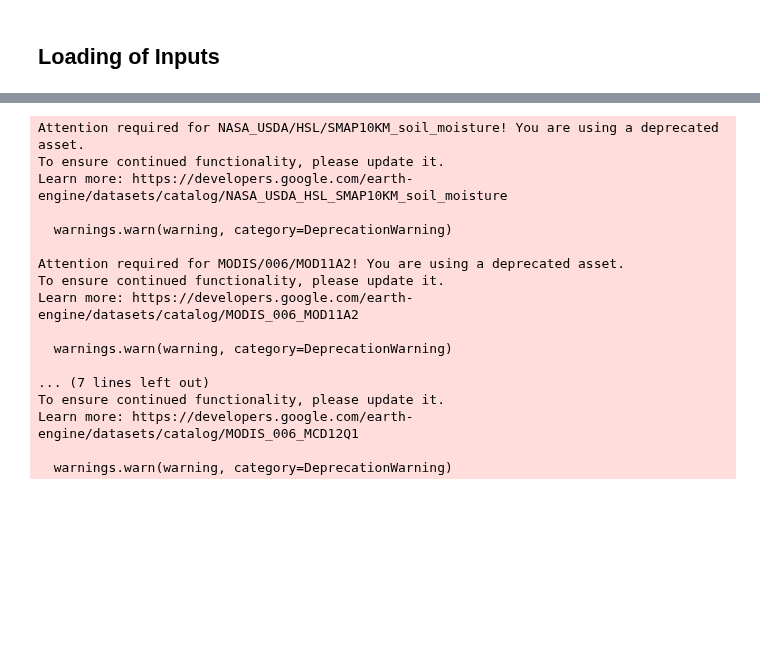
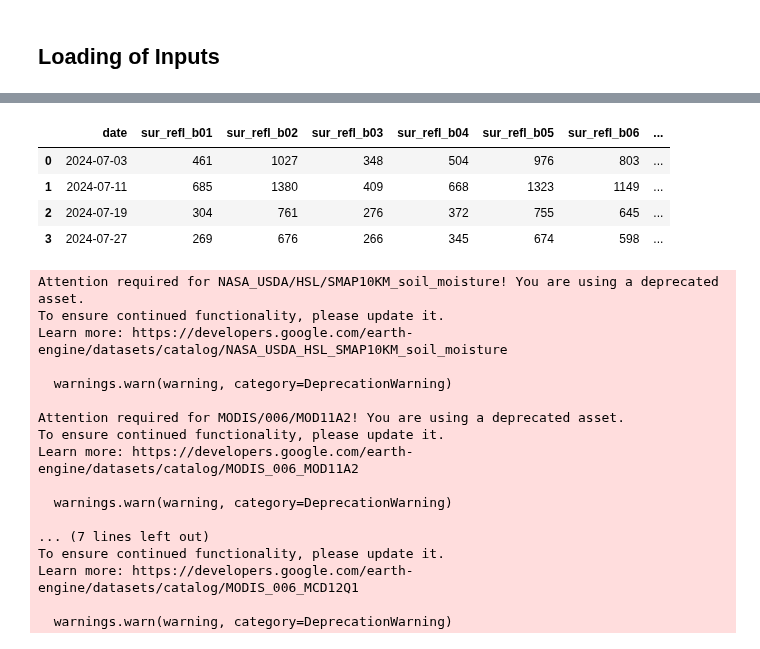
Before and after one commit to top-data/Soil_moisture, a Jupyter notebook: SM_inputs4model_updated_satellites.ipynb, the cells around one changed output, grey strips where cells are left out. Drawn from its saved outputs; the diff is of its cells as text; code cells hidden in the pictures; blank space fills up the shorter version.

Commit message:
image to df conversion added.

```diff
--- a/SM_inputs4model_updated_satellites.ipynb
+++ b/SM_inputs4model_updated_satellites.ipynb
@@ -7,6 +7,10 @@ ee.Authenticate()
 ee.Initialize(project='ee-mhdsaki')
 # %%
 import pandas as pd
+import matplotlib.pyplot as plt
+import numpy as np
+import folium
+import geemap
 
 def image_to_df(sat_product, bands, gps, dates):
     """
@@ -31,7 +35,7 @@ def image_to_df(sat_product, bands, gps, dates):
     # Define a single geometry
     single_geometry = ee.Geometry.Point(gps)
 
-    # Function to extract the date and mean values of 'ssm' and 'susm'
+    # Function to extract the date and mean values of bands
     def image_to_dict(image):
         # Get the date of the image
         date = ee.Date(image.get('system:time_start')).format('YYYY-MM-dd')
@@ -42,31 +46,23 @@ def image_to_df(sat_product, bands, gps, dates):
             scale=10000,
             maxPixels=1e9
         )
-        return ee.Feature(None, {
-            'date': date,
-            bands[0]: stats.get(bands[0]),
-            bands[1]: stats.get(bands[1])
-        })
+        # Create a dictionary to store the data
+        data = {'date': date}
+        # Iterate over the bands and add their values to the dictionary
+        for band in bands:
+            data[band] = stats.get(band)
+        return ee.Feature(None, data)
 
     # Map the function over the ImageCollection
     data_features = image.map(image_to_dict)
 
     # Convert the ImageCollection to a FeatureCollection, then to a list of dictionaries
-    smap_dicts = data_features.getInfo()['features']
+    features_dicts = data_features.getInfo()['features']
 
     # Convert to pandas DataFrame
     data_dict = [{'date': f['properties']['date'],
-                  bands[0]: f['properties'][bands[0]],
-                  bands[1]: f['properties'][bands[1]]} for f in smap_dicts]
+                  **{band: f['properties'][band] for band in bands}} for f in features_dicts]
 
     df = pd.DataFrame(data_dict)
 
     return df
-
-# Example usage
-sat_product = 'NASA/SMAP/SPL4SMGP/007'
-bands = ['sm_surface', 'sm_rootzone']
-gps = [149.2659, -30.0996]
-dates = ['2024-07-01', '2024-08-14']
-smap_df = image_to_df(sat_product, bands, gps, dates)
-smap_df.tail()
@@ -471,3 +489,17 @@ saveAllJoin = ee.Join.saveAll(matchesKey='lst',
+# %%
+# Modis surf_refl
+sat_product = 'MODIS/061/MOD09A1'
+bands = ['sur_refl_b01', 'sur_refl_b02', 'sur_refl_b03','sur_refl_b04', 'sur_refl_b05', 'sur_refl_b06', 'sur_refl_b07']
+gps = [151.1992, -33.8837]
+dates = ['2024-07-01', '2024-08-14']
+modis09_df = image_to_df(sat_product, bands, gps, dates)
+modis09_df.tail()
+# %% [output]
+|  | date | sur_refl_b01 | sur_refl_b02 | sur_refl_b03 | sur_refl_b04 | sur_refl_b05 | sur_refl_b06 | ... |
+| 0 | 2024-07-03 | 461 | 1027 | 348 | 504 | 976 | 803 | ... |
+| 1 | 2024-07-11 | 685 | 1380 | 409 | 668 | 1323 | 1149 | ... |
+| 2 | 2024-07-19 | 304 | 761 | 276 | 372 | 755 | 645 | ... |
+| 3 | 2024-07-27 | 269 | 676 | 266 | 345 | 674 | 598 | ... |
 # %%
 S1 = ee.ImageCollection('COPERNICUS/S1_GRD_FLOAT')
 SMAP = ee.ImageCollection("NASA_USDA/HSL/SMAP10KM_soil_moisture").select(['ssm', 'susm']).filterDate('2000-01-01', '2021-11-29')
```
Also changed, not shown: parts of 6 cells of this notebook.
